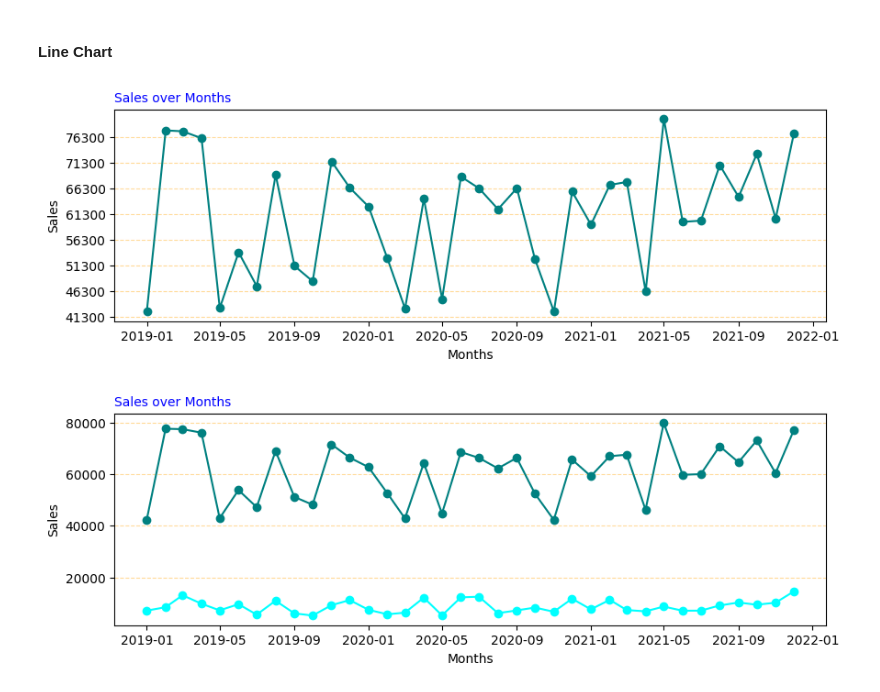
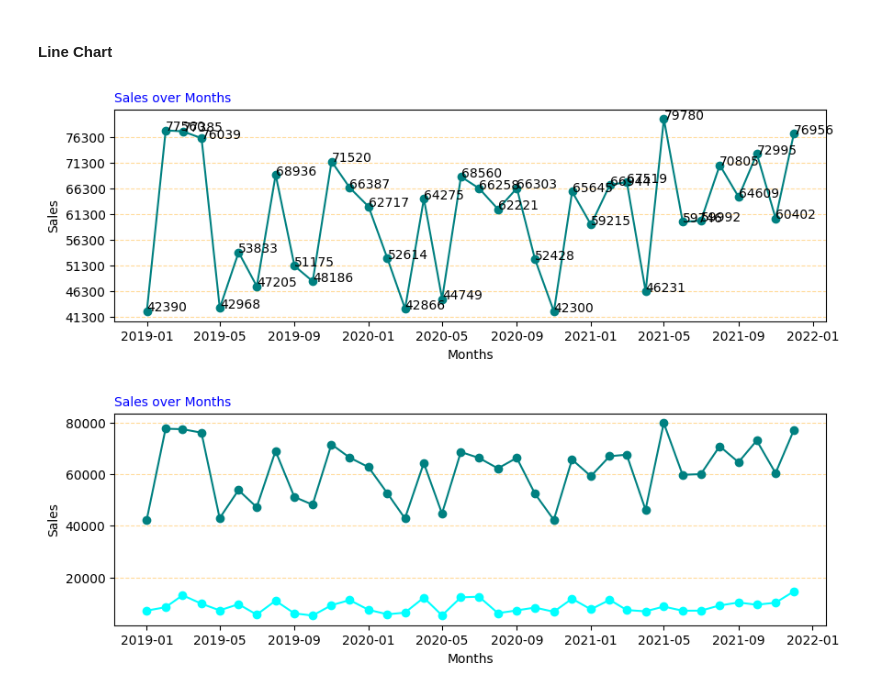
Before and after one commit to knowledge-corner/Renault-Nissan-Python-Training, a Jupyter notebook: Day - 3.ipynb, the cells around one changed output. Drawn from its saved outputs; the diff is of its cells as text; code cells hidden in the pictures.

```diff
--- a/Day - 3.ipynb
+++ b/Day - 3.ipynb
@@ -352,22 +352,27 @@ profits = np.array([ 7206.3 ,  8531.6 , 13155.45,  9885.07,  7304.56,  9689.94,
 # %%
 plt.figure(figsize=(10, 3))
 plt.plot(dates, sales, color = "Teal", marker = "o")
 
 plt.title("Sales over Months ", loc = "left",
           fontdict= {'fontsize': 10, 'color': "Blue"})
 
 y_tcks = np.arange((sales.min() - 1000), (sales.max() + 1000), 5000)
 
 plt.xlabel("Months")
 plt.ylabel("Sales")
 
 plt.yticks(y_tcks)
 
 plt.grid(axis="y", color = "orange", alpha = 0.4, ls = "--")
 
+# Adding Annotations---
+for x, y in zip(dates, sales):
+    plt.annotate(f'{y}', xy=(x, y))
+
+
 plt.show()
 # %% [output]
-[figure, old version]
+[figure, new version]
 # %%
 plt.figure(figsize=(10, 3))
 plt.plot(dates, sales, color = "Teal", marker = "o")
```
Also changed, not shown: parts of 1 cell of this notebook.
